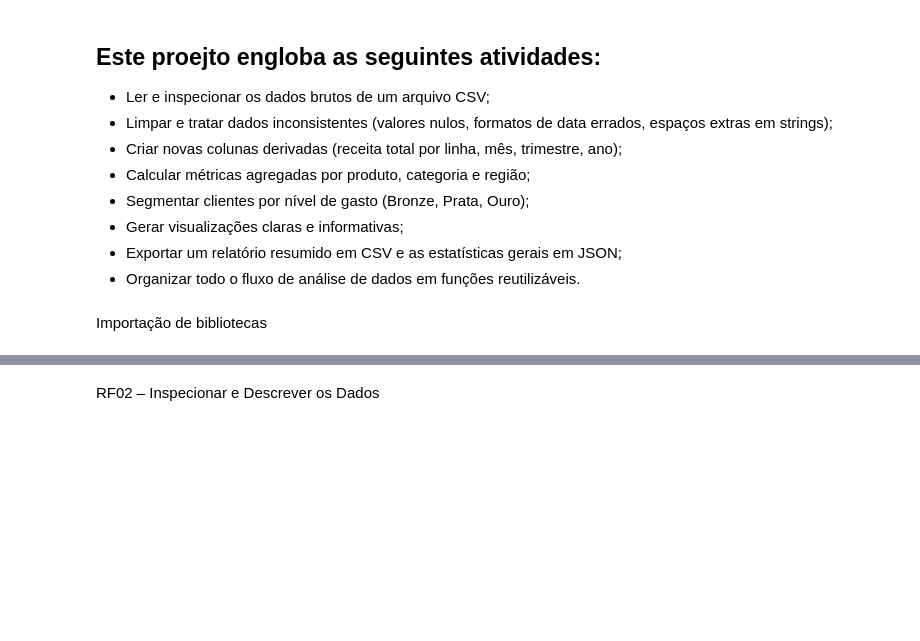
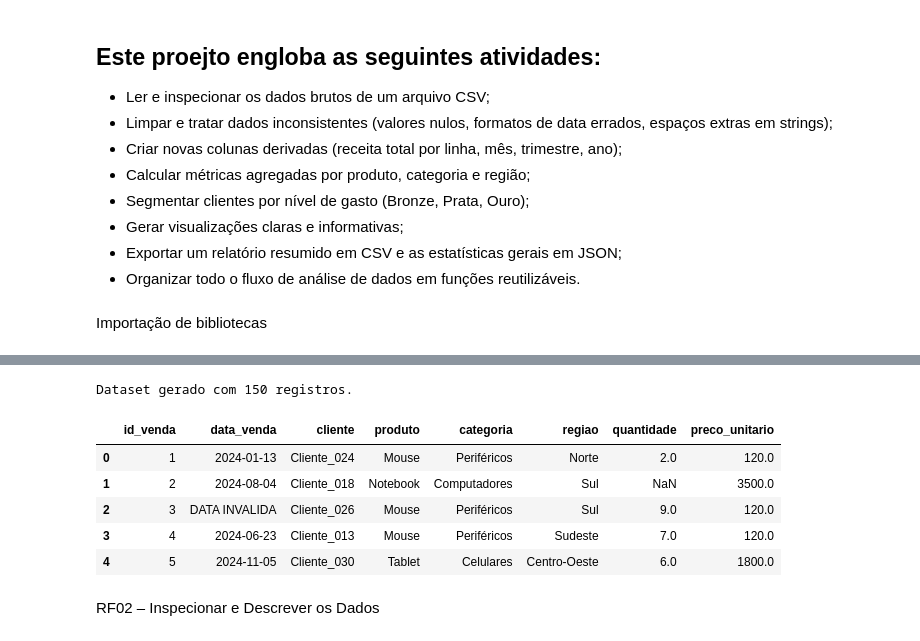
Before and after one commit to HilarioGouveia-Academicos/mini-projeto-dataview, a Jupyter notebook: notebooks/dataview.ipynb, the cells around one changed output, grey strips where cells are left out. Saved outputs shown, nothing was run; the diff lists cells and outputs as text; code cells hidden in the pictures; blank space fills up the shorter version.

Commit message:
feat: adiciona novas implementacoes

```diff
--- a/notebooks/dataview.ipynb
+++ b/notebooks/dataview.ipynb
@@ -101,3 +44,30 @@ Dataset gerado com 150 registros.
+# %%
+from src import gerar_dataset_vendas
+
+# Gerar e salvar
+df_bruto = gerar_dataset_vendas()
+os.makedirs('data/raw', exist_ok=True)  # Adicionado  para garantir que o diretório exista
+df_bruto.to_csv("data/raw/vendas.csv", index=False)
+print(f"Dataset gerado com {len(df_bruto)} registros.")
+display(df_bruto.head())
+
+#import sys
+#from pathlib import Path
+#sys.path.insert(0, str(Path.cwd().parent))
+#
+#from src.data_generator import generate_dataset
+#
+#df = generate_dataset(5000)
+#
+#df.head()
+# %% [output]
+Dataset gerado com 150 registros.
+|  | id_venda | data_venda | cliente | produto | categoria | regiao | quantidade | preco_unitario |
+| 0 | 1 | 2024-01-13 | Cliente_024 | Mouse | Periféricos | Norte | 2.0 | 120.0 |
+| 1 | 2 | 2024-08-04 | Cliente_018 | Notebook | Computadores | Sul | NaN | 3500.0 |
+| 2 | 3 | DATA INVALIDA | Cliente_026 | Mouse | Periféricos | Sul | 9.0 | 120.0 |
+| 3 | 4 | 2024-06-23 | Cliente_013 | Mouse | Periféricos | Sudeste | 7.0 | 120.0 |
+| 4 | 5 | 2024-11-05 | Cliente_030 | Tablet | Celulares | Centro-Oeste | 6.0 | 1800.0 |
 # %% [markdown]
 RF02 – Inspecionar e Descrever os Dados
 # %%
```
Also changed, not shown: parts of 16 cells of this notebook, 15 other files.
